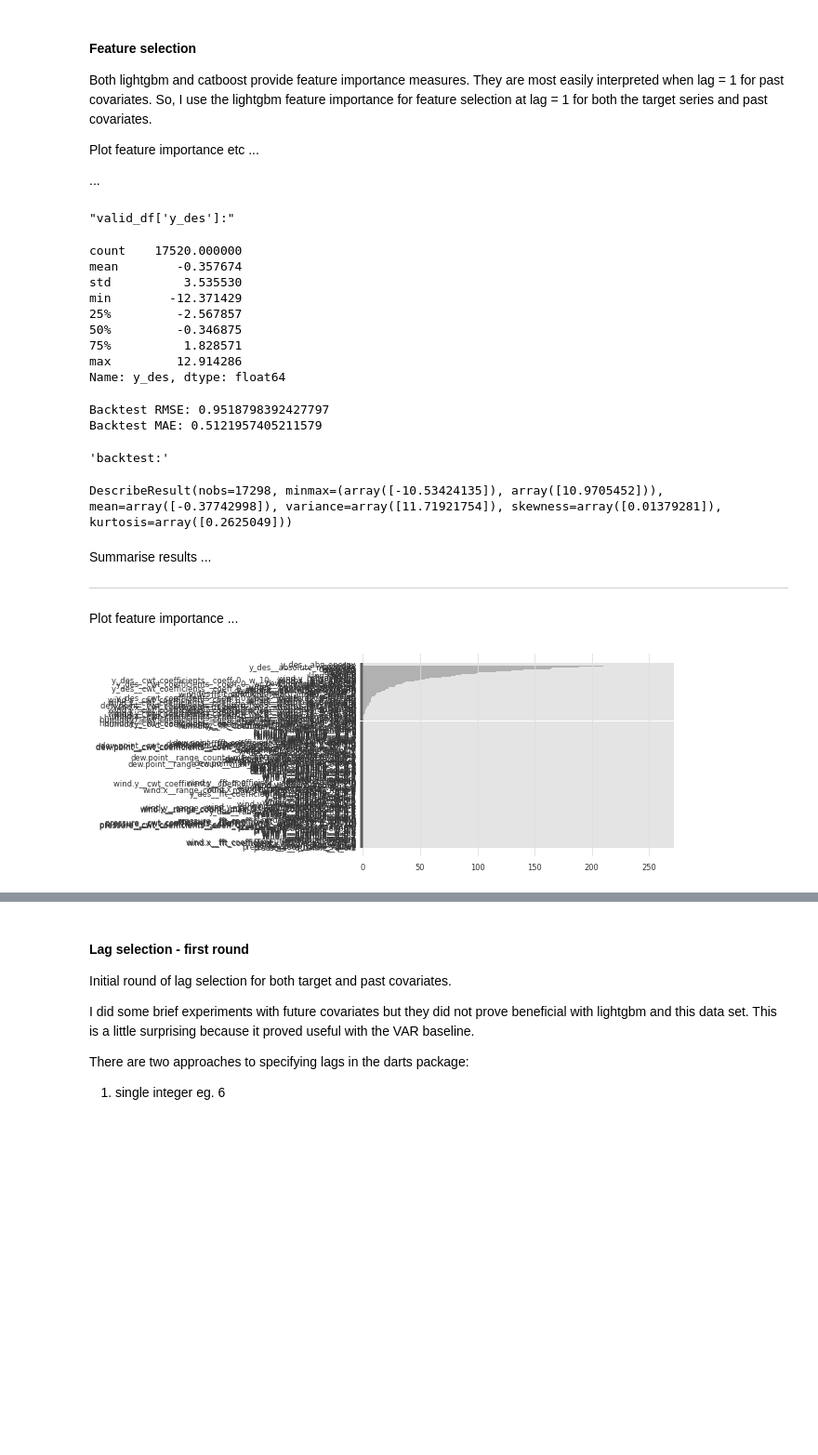
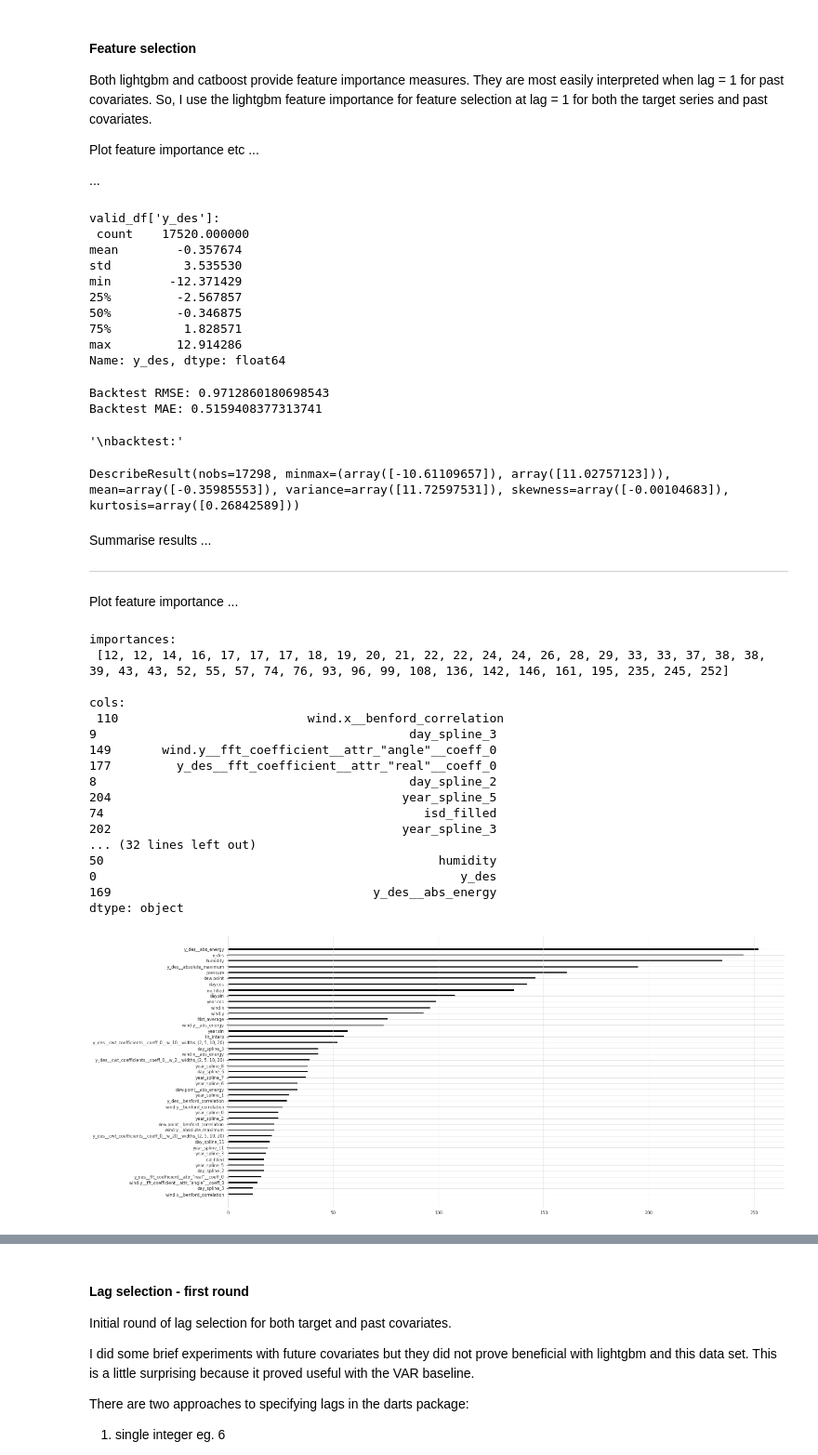
Before and after one commit to makeyourownmaker/CambridgeTemperatureNotebooks, a Jupyter notebook: notebooks/gradient_boosting.ipynb, the cells around one changed output, grey strips where cells are left out. Shown at 93% size. Saved outputs shown, nothing was run; the diff lists cells and outputs as text; code cells hidden in the pictures; blank space fills up the shorter version.

Commit message:
Finished first round of feature selection - rmse & mae across forecast horizon is bizarrely flat

```diff
--- a/notebooks/gradient_boosting.ipynb
+++ b/notebooks/gradient_boosting.ipynb
@@ -216,9 +216,9 @@ cols = ['ds', 'y', 'y_seasonal', 'y_des', 'humidity', 'pressure', \
         'day_spline_0', 'day_spline_1', 'day_spline_2', 'day_spline_3', \
         'day_spline_4', 'day_spline_5',  'day_spline_6', 'day_spline_7', \
         'day_spline_8', 'day_spline_9', 'day_spline_10', 'day_spline_11', \
-        #'year_spline_0', 'year_spline_1', 'year_spline_2', 'year_spline_3', \
-        #'year_spline_4', 'year_spline_5',  'year_spline_6', 'year_spline_7', \
-        #'year_spline_8', 'year_spline_9', 'year_spline_10', 'year_spline_11', \
+        'year_spline_0', 'year_spline_1', 'year_spline_2', 'year_spline_3', \
+        'year_spline_4', 'year_spline_5',  'year_spline_6', 'year_spline_7', \
+        'year_spline_8', 'year_spline_9', 'year_spline_10', 'year_spline_11', \
         'missing', 'known_inaccuracy', 'isd_outlier', 'long_run', 'spike', \
         'cooksd_out', 'isd_3_sigma', 'isd_filled', 'hist_average', \
         'mi_filled', 'mi_spike_interp', 'lin_interp']
@@ -330,6 +330,9 @@ else:
 tsf = pd.read_csv(tsf_url, compression='xz', parse_dates=['ds'])
 tsf.set_index('ds', drop=False, inplace=True)
 tsf = tsf.asfreq(freq='30min')
+
+# drop former index column
+tsf = tsf.drop('Unnamed: 0', axis = 1)
 
 print("tsf:")
 print(tsf.info())
@@ -602,7 +605,7 @@ val_ser = TimeSeries.from_dataframe(valid_df, value_cols='y_des')
 val_past_cov = TimeSeries.from_dataframe(valid_df.loc[:, valid_df.columns.difference(ex_cols)])
 
 
-display("valid_df['y_des']:", valid_df['y_des'].describe(), "\n")
+print("valid_df['y_des']:\n", valid_df['y_des'].describe(), "\n")
 
 
 model = LightGBMModel(lags = 1,
@@ -620,22 +623,22 @@ backtest = model.historical_forecasts(series=val_ser,
 
 print("\nBacktest RMSE:", rmse(val_ser, backtest))
 print("Backtest MAE:",     mae(val_ser, backtest))
-display("\nbacktest:", stats.describe(backtest['y_des'].values()))
+print("\nbacktest:", stats.describe(backtest['y_des'].values()))
 # %% [output]
-"valid_df['y_des']:"
+valid_df['y_des']:
+ count    17520.000000
+mean        -0.357674
+std          3.535530
+min        -12.371429
+25%         -2.567857
+50%         -0.346875
+75%          1.828571
+max         12.914286
+Name: y_des, dtype: float64
-count    17520.000000
-mean        -0.357674
-std          3.535530
-min        -12.371429
-25%         -2.567857
-50%         -0.346875
-75%          1.828571
-max         12.914286
-Name: y_des, dtype: float64
+Backtest RMSE: 0.9712860180698543
+Backtest MAE: 0.5159408377313741
-Backtest RMSE: 0.9518798392427797
-Backtest MAE: 0.5121957405211579
+'\nbacktest:'
-'backtest:'
+DescribeResult(nobs=17298, minmax=(array([-10.61109657]), array([11.02757123])), mean=array([-0.35985553]), variance=array([11.72597531]), skewness=array([-0.00104683]), kurtosis=array([0.26842589]))
-DescribeResult(nobs=17298, minmax=(array([-10.53424135]), array([10.9705452])), mean=array([-0.37742998]), variance=array([11.71921754]), skewness=array([0.01379281]), kurtosis=array([0.2625049]))
 # %% [markdown]
 
 Summarise results ...
@@ -646,41 +649,64 @@ Plot feature importance ...
 # %%
 def plot_importances(model, \
                      data,  \
                      include_cols = None, \
-                     y_col = 'y_des',     \
-                     x_cols = ['y', 'y_seasonal', 'y_des', 'dew.point_des', 'dew.point_seasonal']):
+                     y_col        = 'y_des',     \
+                     exclude_cols = ['y', 'y_seasonal', 'y_des', 'dew.point_des', 'dew.point_seasonal']):
     '''Plot feature importances from lightGBM models
 
     WARNING: Only works with lags = 1 and lags_past_cov = 1
     '''
-
-    exclude_cols = x_cols
 
     col_indices = np.argsort(model.model.feature_importances_)
 
     if include_cols != None:
         col_names = pd.Series(include_cols)
     else:
         col_names = pd.Series(data.columns.difference(exclude_cols))
 
     col_names = pd.concat([pd.Series([y_col]), col_names])
     col_names = col_names.reset_index(drop=True)
+    #print("col_names:\n", col_names[col_indices])
 
     importances = sorted(model.model.feature_importances_)
+    importances = [i for i in importances if i >= 10]
+    print("importances:\n", importances, "\n")
 
+    cols = col_names[col_indices]
+    cols = cols[-len(importances):]
+    print("cols:\n", cols)
+
+    plt.figure(figsize=(20, 10))
     plt.barh(width = importances,
-             y = col_names[col_indices],
-             height  = 0.25,
-             figsize = (10, 10));
+             y = cols,
+             height  = 0.25);
+    #plt.figure(figsize=(20, 10));
 
 
 include_cols = ['humidity', 'dew.point', 'pressure', 'wind.x', 'wind.y',   \
                 'year.cos', 'year.sin', 'day.cos', 'day.sin', 'mi_filled', \
                 'hist_average']
 
 plot_importances(model, train_df)#, include_cols=include_cols)
 # %% [output]
+importances:
+ [12, 12, 14, 16, 17, 17, 17, 18, 19, 20, 21, 22, 22, 24, 24, 26, 28, 29, 33, 33, 37, 38, 38, 39, 43, 43, 52, 55, 57, 74, 76, 93, 96, 99, 108, 136, 142, 146, 161, 195, 235, 245, 252]
+
+cols:
+ 110                          wind.x__benford_correlation
+9                                           day_spline_3
+149       wind.y__fft_coefficient__attr_"angle"__coeff_0
+177         y_des__fft_coefficient__attr_"real"__coeff_0
+8                                           day_spline_2
+204                                        year_spline_5
+74                                            isd_filled
+202                                        year_spline_3
+... (32 lines left out)
+50                                              humidity
+0                                                  y_des
+169                                    y_des__abs_energy
+dtype: object
-[figure, old version]
+[figure, new version]
 # %%
 data = train_df
 include_cols = None
```
Also changed, not shown: parts of 9 cells of this notebook.
